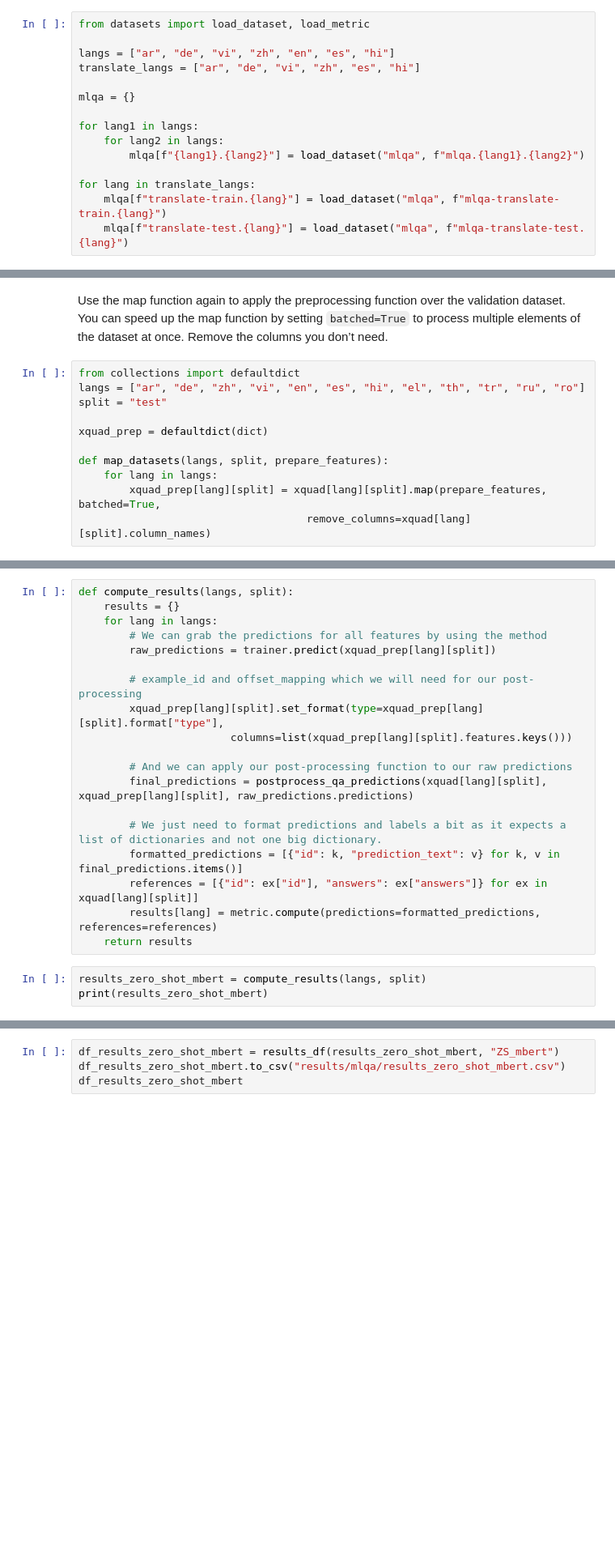
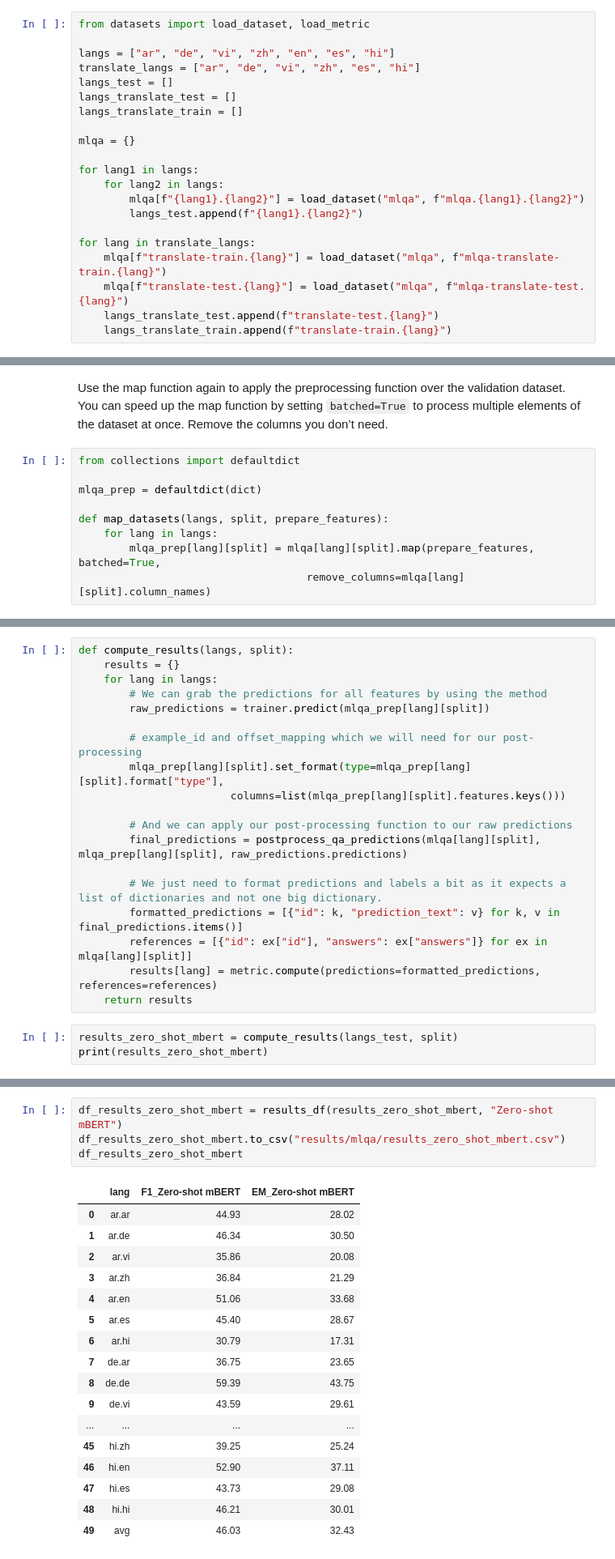
Before and after one commit to juletx/multilingual-question-answering, a Jupyter notebook: MLQA.ipynb, the cells around one changed output, grey strips where cells are left out. Shown at 81% size. Drawn from its saved outputs; the diff is of its cells as text; blank space fills up the shorter version.

Commit message:
adapt notebook to mlqa and run zero-shot mbert

```diff
--- a/MLQA.ipynb
+++ b/MLQA.ipynb
@@ -30,16 +57,22 @@ from datasets import load_dataset, load_metric
 
 langs = ["ar", "de", "vi", "zh", "en", "es", "hi"]
 translate_langs = ["ar", "de", "vi", "zh", "es", "hi"]
+langs_test = []
+langs_translate_test = []
+langs_translate_train = []
 
 mlqa = {}
 
 for lang1 in langs:
     for lang2 in langs:
         mlqa[f"{lang1}.{lang2}"] = load_dataset("mlqa", f"mlqa.{lang1}.{lang2}")
+        langs_test.append(f"{lang1}.{lang2}")
 
 for lang in translate_langs:
     mlqa[f"translate-train.{lang}"] = load_dataset("mlqa", f"mlqa-translate-train.{lang}")
     mlqa[f"translate-test.{lang}"] = load_dataset("mlqa", f"mlqa-translate-test.{lang}")
+    langs_translate_test.append(f"translate-test.{lang}")
+    langs_translate_train.append(f"translate-train.{lang}")
 # %% [output]
 Downloading and preparing dataset mlqa/mlqa.ar.ar (download: 72.21 MiB, generated: 8.61 MiB, post-processed: Unknown size, total: 80.82 MiB) to /root/.cache/huggingface/datasets/mlqa/mlqa.ar.ar/1.0.0/ ...
 Dataset mlqa downloaded and prepared to /root/.cache/huggingface/datasets/mlqa/mlqa.ar.ar/1.0.0/224fde9ea61350ffb013e4beff31d44c6e125ce82c3aa4af70298eceabc8f7f7. Subsequent calls will reuse this data.
@@ -501,12 +659,10 @@ trainer = Trainer(
 Use the map function again to apply the preprocessing function over the validation dataset. You can speed up the map function by setting `batched=True` to process multiple elements of the dataset at once. Remove the columns you don’t need.
 # %%
 from collections import defaultdict
-langs = ["ar", "de", "zh", "vi", "en", "es", "hi", "el", "th", "tr", "ru", "ro"]
-split = "test"
 
-xquad_prep = defaultdict(dict)
+mlqa_prep = defaultdict(dict)
 
 def map_datasets(langs, split, prepare_features):
     for lang in langs:
-        xquad_prep[lang][split] = xquad[lang][split].map(prepare_features, batched=True,
-                                    remove_columns=xquad[lang][split].column_names)
+        mlqa_prep[lang][split] = mlqa[lang][split].map(prepare_features, batched=True,
+                                    remove_columns=mlqa[lang][split].column_names)
@@ -517,20 +674,20 @@ def compute_results(langs, split):
     results = {}
     for lang in langs:
         # We can grab the predictions for all features by using the method
-        raw_predictions = trainer.predict(xquad_prep[lang][split])
+        raw_predictions = trainer.predict(mlqa_prep[lang][split])
 
         # example_id and offset_mapping which we will need for our post-processing
-        xquad_prep[lang][split].set_format(type=xquad_prep[lang][split].format["type"],
-                        columns=list(xquad_prep[lang][split].features.keys()))
+        mlqa_prep[lang][split].set_format(type=mlqa_prep[lang][split].format["type"],
+                        columns=list(mlqa_prep[lang][split].features.keys()))
 
         # And we can apply our post-processing function to our raw predictions
-        final_predictions = postprocess_qa_predictions(xquad[lang][split], xquad_prep[lang][split], raw_predictions.predictions)
+        final_predictions = postprocess_qa_predictions(mlqa[lang][split], mlqa_prep[lang][split], raw_predictions.predictions)
 
         # We just need to format predictions and labels a bit as it expects a list of dictionaries and not one big dictionary.
         formatted_predictions = [{"id": k, "prediction_text": v} for k, v in final_predictions.items()]
-        references = [{"id": ex["id"], "answers": ex["answers"]} for ex in xquad[lang][split]]
+        references = [{"id": ex["id"], "answers": ex["answers"]} for ex in mlqa[lang][split]]
         results[lang] = metric.compute(predictions=formatted_predictions, references=references)
     return results
 # %%
-results_zero_shot_mbert = compute_results(langs, split)
+results_zero_shot_mbert = compute_results(langs_test, split)
 print(results_zero_shot_mbert)
@@ -553,9 +742,27 @@ def results_df(results_dict, model):
     df_results = pd.DataFrame(dict_results).round(2)
     return df_results
 # %%
-df_results_zero_shot_mbert = results_df(results_zero_shot_mbert, "ZS_mbert")
+df_results_zero_shot_mbert = results_df(results_zero_shot_mbert, "Zero-shot mBERT")
 df_results_zero_shot_mbert.to_csv("results/mlqa/results_zero_shot_mbert.csv")
 df_results_zero_shot_mbert
+# %% [output]
+|  | lang | F1_Zero-shot mBERT | EM_Zero-shot mBERT |
+| 0 | ar.ar | 44.93 | 28.02 |
+| 1 | ar.de | 46.34 | 30.50 |
+| 2 | ar.vi | 35.86 | 20.08 |
+| 3 | ar.zh | 36.84 | 21.29 |
+| 4 | ar.en | 51.06 | 33.68 |
+| 5 | ar.es | 45.40 | 28.67 |
+| 6 | ar.hi | 30.79 | 17.31 |
+| 7 | de.ar | 36.75 | 23.65 |
+| 8 | de.de | 59.39 | 43.75 |
+| 9 | de.vi | 43.59 | 29.61 |
+| ... | ... | ... | ... |
+| 45 | hi.zh | 39.25 | 25.24 |
+| 46 | hi.en | 52.90 | 37.11 |
+| 47 | hi.es | 43.73 | 29.08 |
+| 48 | hi.hi | 46.21 | 30.01 |
+| 49 | avg | 46.03 | 32.43 |
 # %% [markdown]
 ## Zero-Shot XLM-R
 
```
Also changed, not shown: parts of 110 cells of this notebook, 1 other file.
